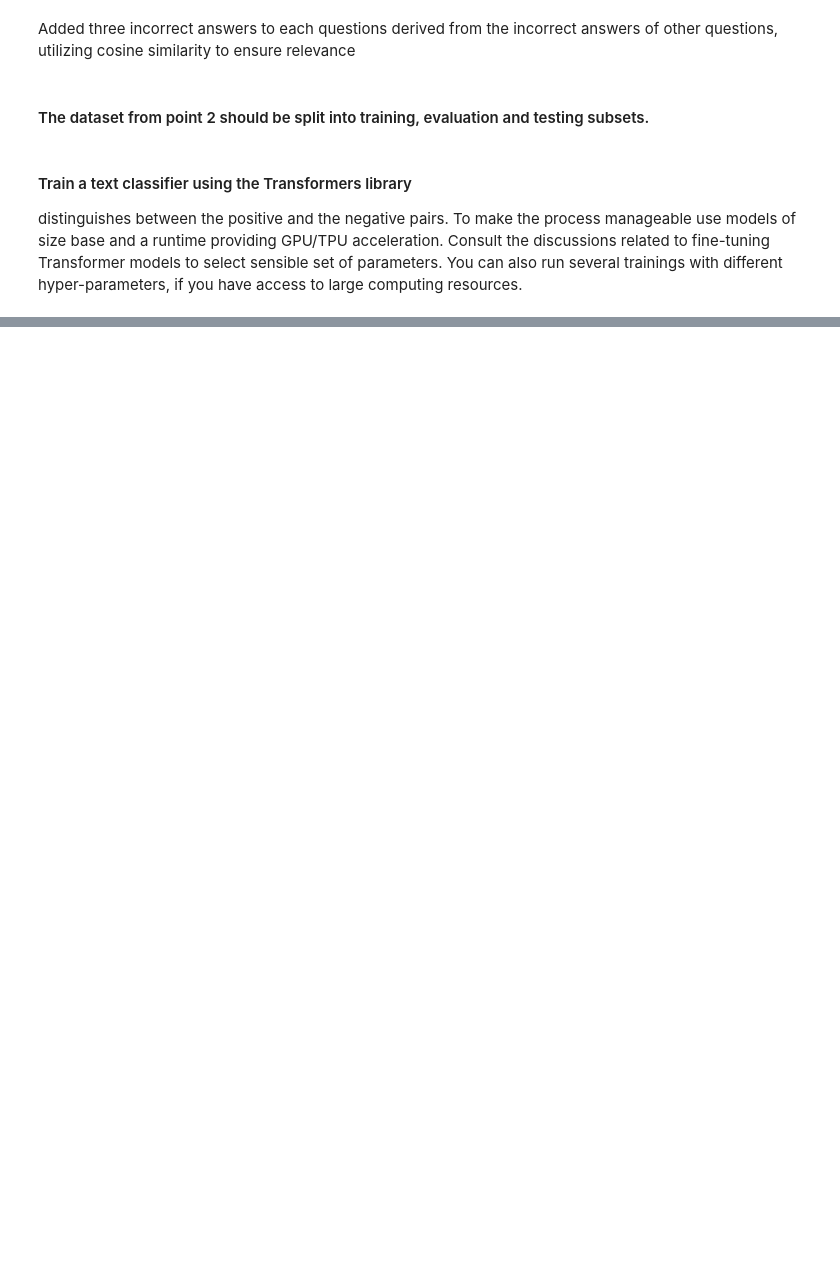
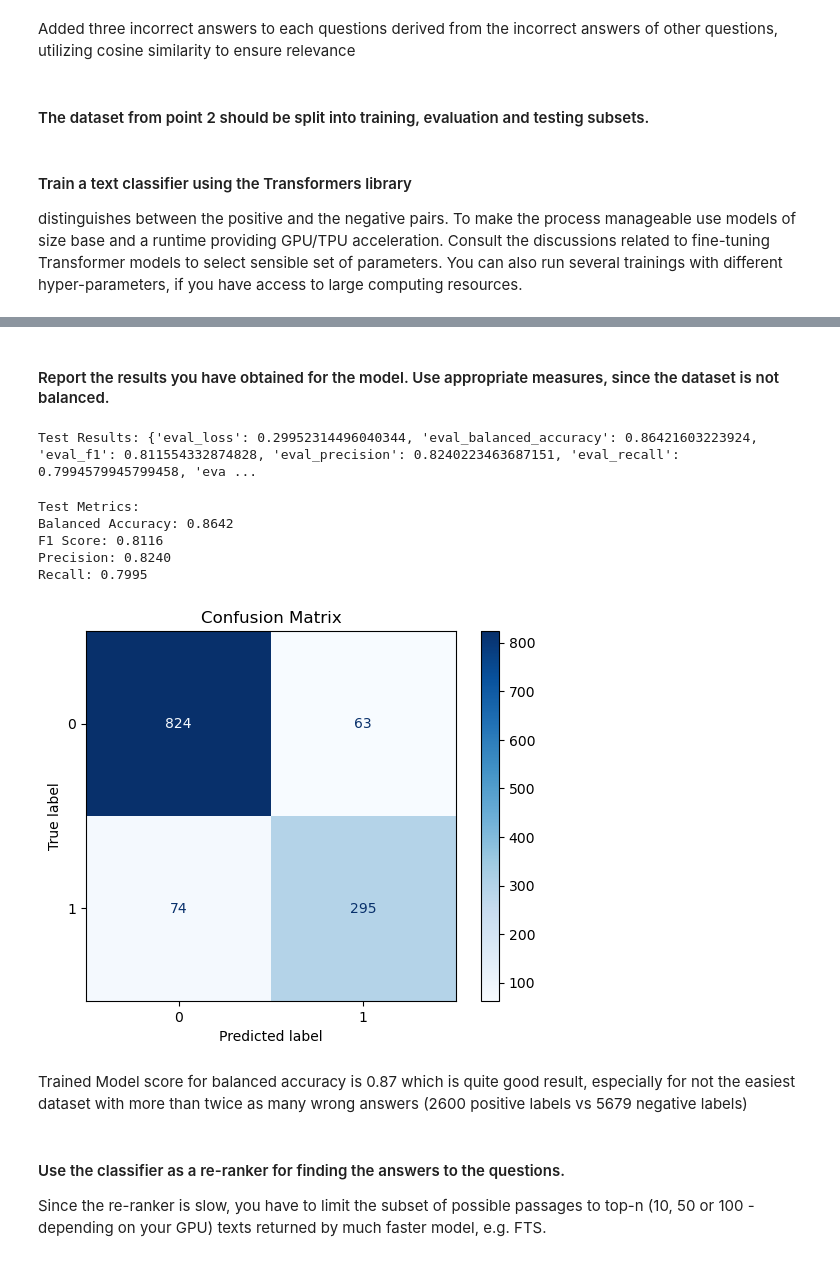
Before and after one commit to HITOfficial/natural-language-processing, a Jupyter notebook: classification/classification.ipynb, the cells around one changed output, grey strips where cells are left out. Cells and saved outputs as stored; diff of their text form; code cells hidden in the pictures; blank space fills up the shorter version.

Commit message:
text classifier training with 87% balanced accuracy score

```diff
--- a/classification/classification.ipynb
+++ b/classification/classification.ipynb
@@ -156,0 +167,20 @@ distinguishes between the positive and the negative pairs. To make the process m
+# %%
+def tokenize_function(examples):
+    return tokenizer(examples["text"], padding="max_length", truncation=True, max_length=128)
+
+# Apply the tokenizer to the datasets
+train_tokenized = train_dataset.map(tokenize_function, batched=True)
+eval_tokenized = eval_dataset.map(tokenize_function, batched=True)
+test_tokenized = test_dataset.map(tokenize_function, batched=True)
+# %%
+def compute_metrics(pred):
+    labels = pred.label_ids
+    preds = np.argmax(pred.predictions, axis=1)
+    precision, recall, f1, _ = precision_recall_fscore_support(labels, preds, average="binary")
+    balanced_accuracy = balanced_accuracy_score(labels, preds)
+    return {
+        "balanced_accuracy": balanced_accuracy,
+        "f1": f1,
+        "precision": precision,
+        "recall": recall
+    }
@@ -157 +231,40 @@ distinguishes between the positive and the negative pairs. To make the process m
+# %% [markdown]
+#### Report the results you have obtained for the model. Use appropriate measures, since the dataset is not balanced.
+# %%
+test_results = trainer.evaluate(test_tokenized)
+
+print("Test Results:", test_results)
+
+test_predictions = trainer.predict(test_tokenized)
+
+test_metrics = compute_metrics(test_predictions)
+
+print("Test Metrics:")
+print(f"Balanced Accuracy: {test_metrics['balanced_accuracy']:.4f}")
+print(f"F1 Score: {test_metrics['f1']:.4f}")
+print(f"Precision: {test_metrics['precision']:.4f}")
+print(f"Recall: {test_metrics['recall']:.4f}")
+
+true_labels = test_predictions.label_ids
+predicted_labels = np.argmax(test_predictions.predictions, axis=1)
+
+cm = confusion_matrix(true_labels, predicted_labels)
+
+disp = ConfusionMatrixDisplay(confusion_matrix=cm)
+disp.plot(cmap=plt.cm.Blues)
+plt.title("Confusion Matrix")
+plt.show()
+# %% [output]
+Test Results: {'eval_loss': 0.29952314496040344, 'eval_balanced_accuracy': 0.86421603223924, 'eval_f1': 0.811554332874828, 'eval_precision': 0.8240223463687151, 'eval_recall': 0.7994579945799458, 'eva ...
+Test Metrics:
+Balanced Accuracy: 0.8642
+F1 Score: 0.8116
+Precision: 0.8240
+Recall: 0.7995
+[figure, added]
+# %% [markdown]
+Trained Model score for balanced accuracy is 0.87 which is quite good result, especially for not the easiest dataset with more than twice as many wrong answers (2600 positive labels vs 5679 negative labels)
+# %% [markdown]
+#### Use the classifier as a re-ranker for finding the answers to the questions.
+Since the re-ranker is slow, you have to limit the subset of possible passages to top-n (10, 50 or 100 - depending on your GPU) texts returned by much faster model, e.g. FTS.
 # %%
```
Also changed, not shown: parts of 12 cells of this notebook.
